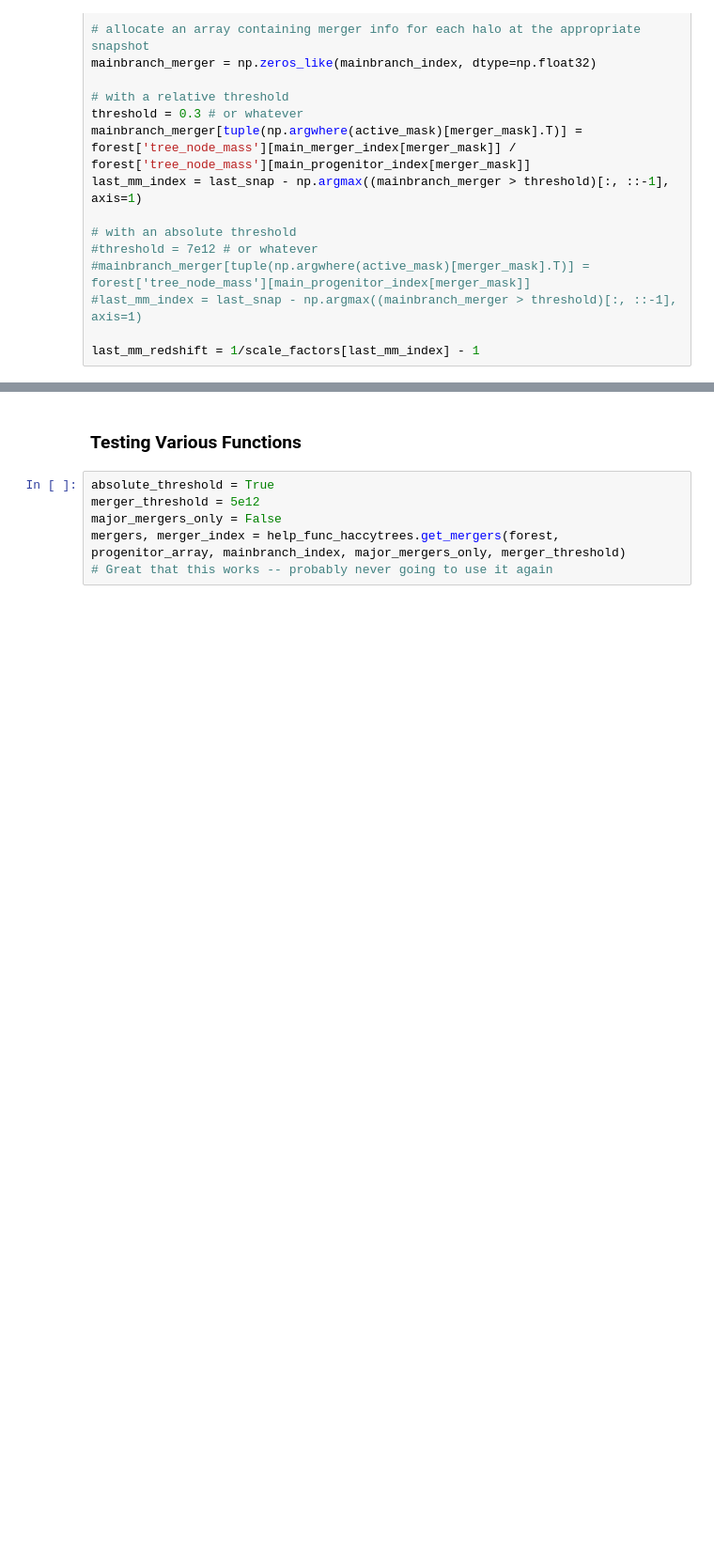
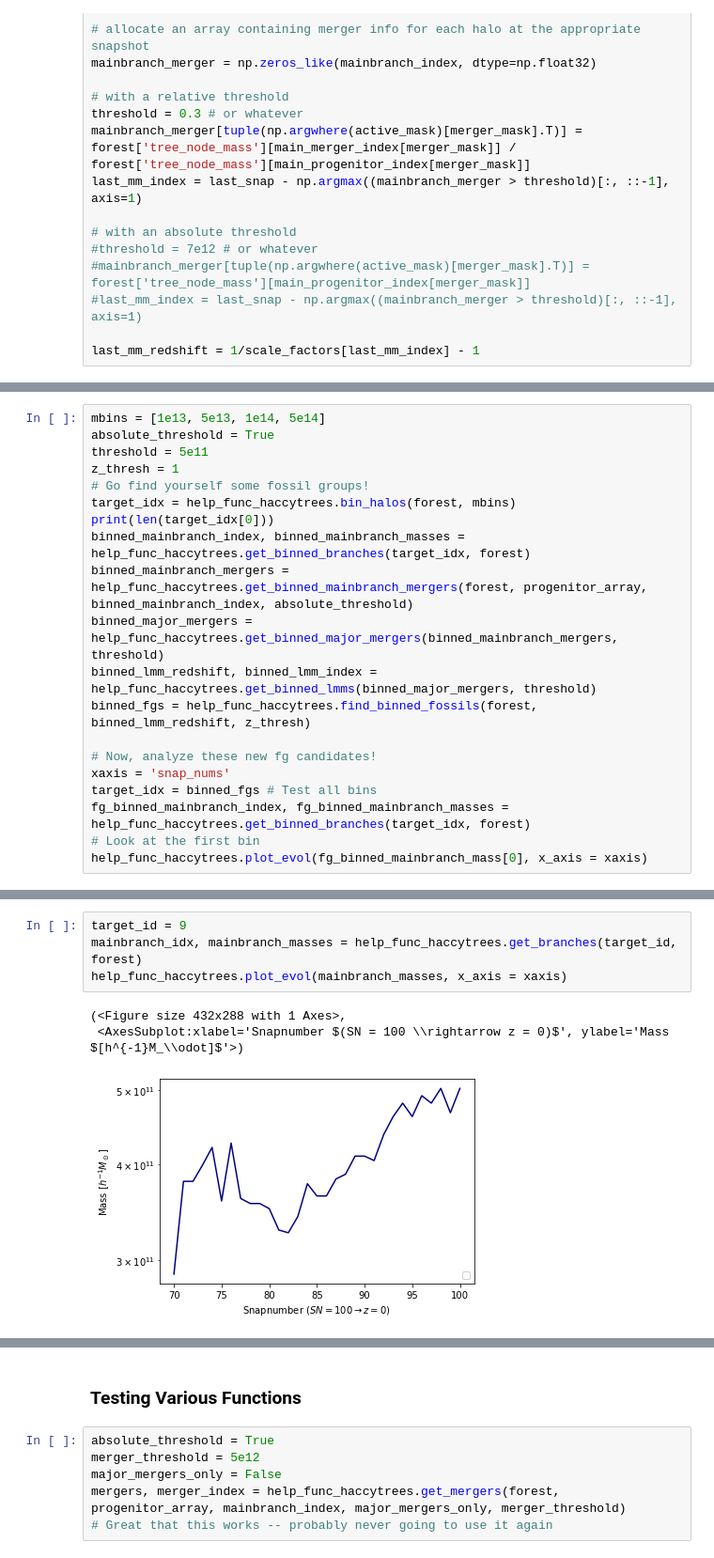
Before and after one commit to acossairt/fossil_groups, a Jupyter notebook: Haccytrees.ipynb, the cells around one changed output, grey strips where cells are left out. Shown at 94% size. Cells and saved outputs as stored; diff of their text form; blank space fills up the shorter version.

```diff
--- a/Haccytrees.ipynb
+++ b/Haccytrees.ipynb
@@ -628,0 +467,20 @@ print(mainbranch_merger[mainbranch_merger < 0])
+# %%
+mbins = [1e13, 5e13, 1e14, 5e14]
+absolute_threshold = True
+threshold = 5e11
+z_thresh = 1
+# Go find yourself some fossil groups!
+target_idx = help_func_haccytrees.bin_halos(forest, mbins)
+print(len(target_idx[0]))
+binned_mainbranch_index, binned_mainbranch_masses = help_func_haccytrees.get_binned_branches(target_idx, forest)
+binned_mainbranch_mergers = help_func_haccytrees.get_binned_mainbranch_mergers(forest, progenitor_array, binned_mainbranch_index, absolute_threshold)
+binned_major_mergers = help_func_haccytrees.get_binned_major_mergers(binned_mainbranch_mergers, threshold)
+binned_lmm_redshift, binned_lmm_index = help_func_haccytrees.get_binned_lmms(binned_major_mergers, threshold)
+binned_fgs = help_func_haccytrees.find_binned_fossils(forest, binned_lmm_redshift, z_thresh)
+
+# Now, analyze these new fg candidates!
+xaxis = 'snap_nums'
+target_idx = binned_fgs # Test all bins
+fg_binned_mainbranch_index, fg_binned_mainbranch_masses = help_func_haccytrees.get_binned_branches(target_idx, forest)
+# Look at the first bin
+help_func_haccytrees.plot_evol(fg_binned_mainbranch_mass[0], x_axis = xaxis)
@@ -628,0 +513,8 @@ print(mainbranch_merger[mainbranch_merger < 0])
+# %%
+target_id = 9
+mainbranch_idx, mainbranch_masses = help_func_haccytrees.get_branches(target_id, forest)
+help_func_haccytrees.plot_evol(mainbranch_masses, x_axis = xaxis)
+# %% [output]
+(<Figure size 432x288 with 1 Axes>,
+ <AxesSubplot:xlabel='Snapnumber $(SN = 100 \\rightarrow z = 0)$', ylabel='Mass $[h^{-1}M_\\odot]$'>)
+[figure, added]
```
Also changed, not shown: parts of 30 cells of this notebook, 8 other files.
